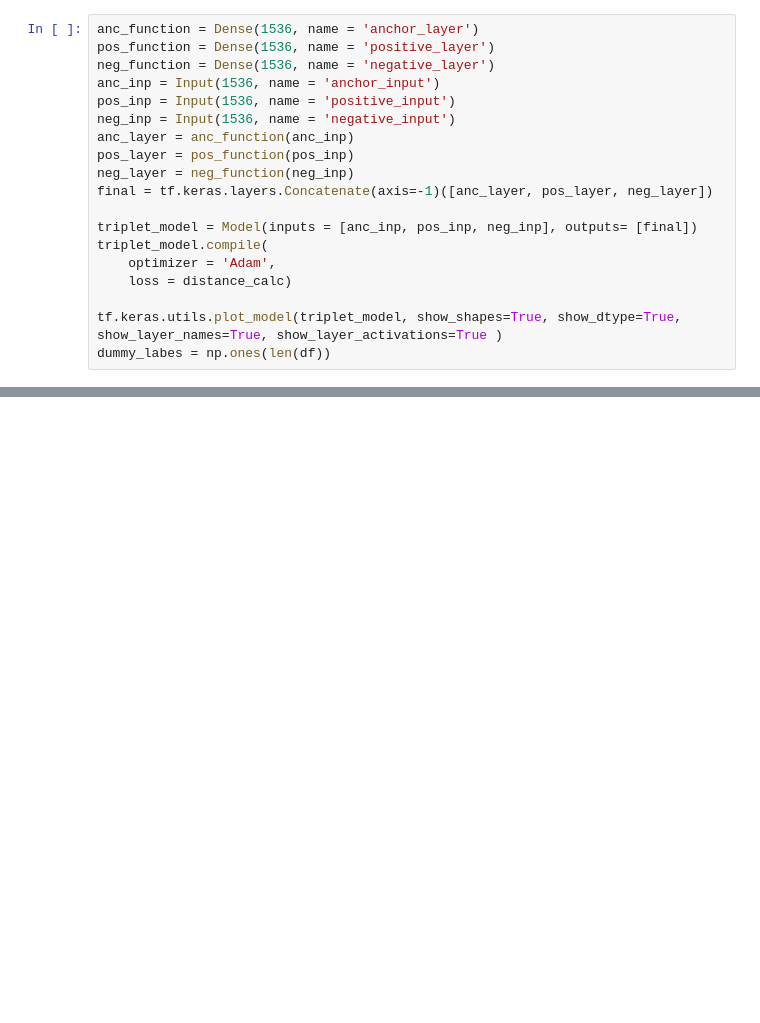
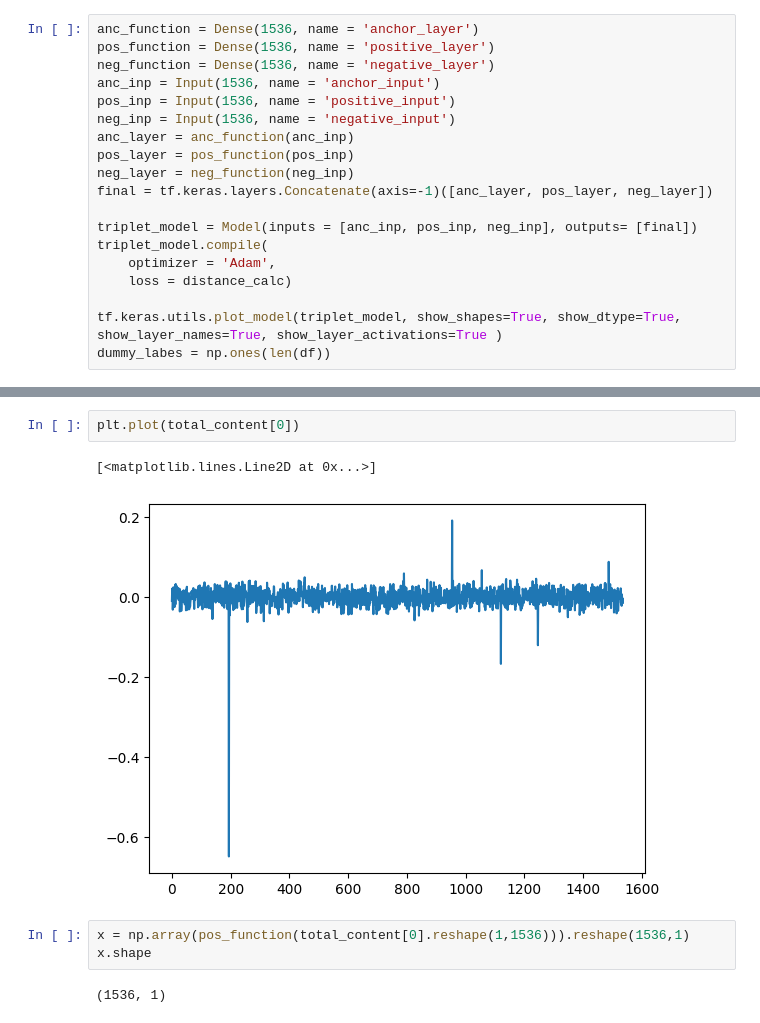
Before and after one commit to malinphy/e_repo, a Jupyter notebook: triplet_patent_v1.ipynb, the cells around one changed output, grey strips where cells are left out. Cells and saved outputs as stored; diff of their text form; blank space fills up the shorter version.

```diff
--- a/triplet_patent_v1.ipynb
+++ b/triplet_patent_v1.ipynb
@@ -123 +123,11 @@ Epoch 2/2
 <keras.callbacks.History at 0x...>
+# %%
+plt.plot(total_content[0])
+# %% [output]
+[<matplotlib.lines.Line2D at 0x...>]
+[figure, added]
+# %%
+x = np.array(pos_function(total_content[0].reshape(1,1536))).reshape(1536,1)
+x.shape
+# %% [output]
+(1536, 1)
```
Also changed, not shown: parts of 3 cells of this notebook.
